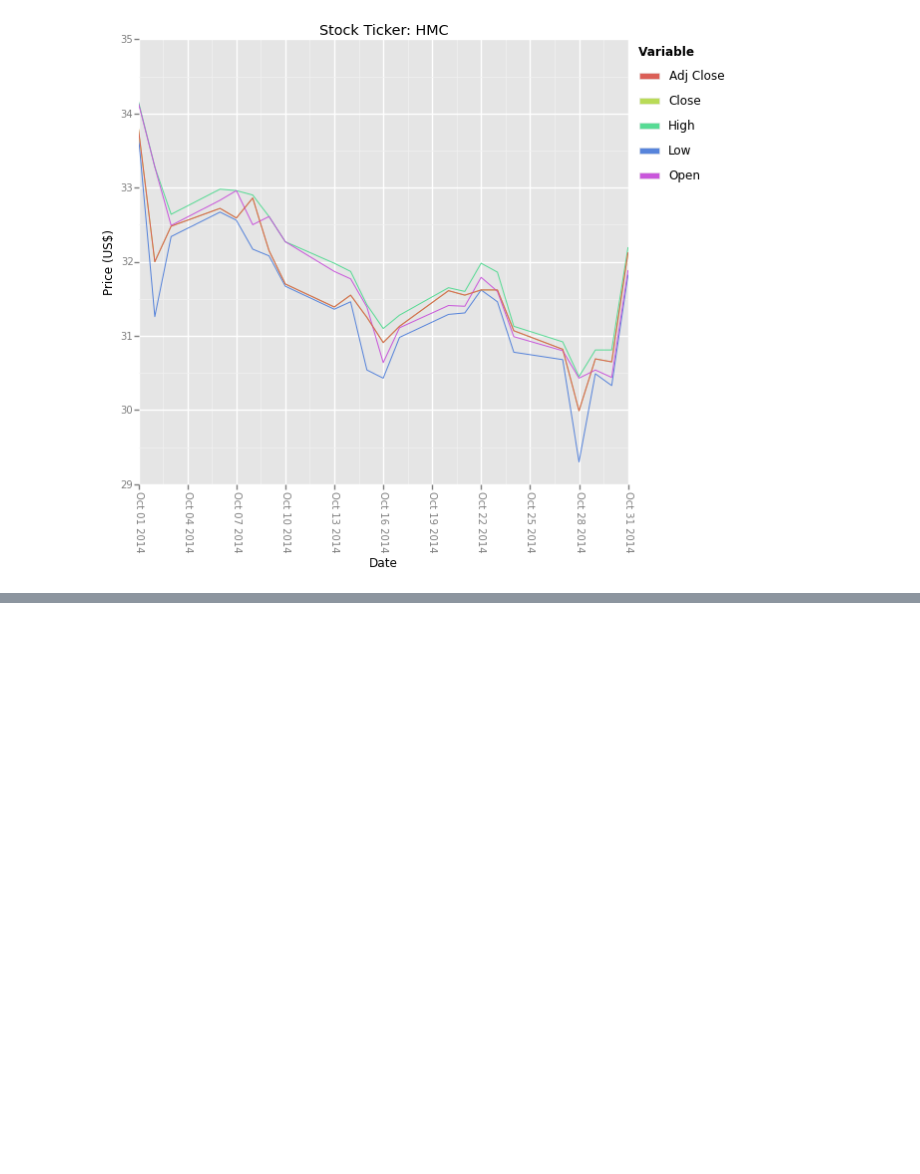
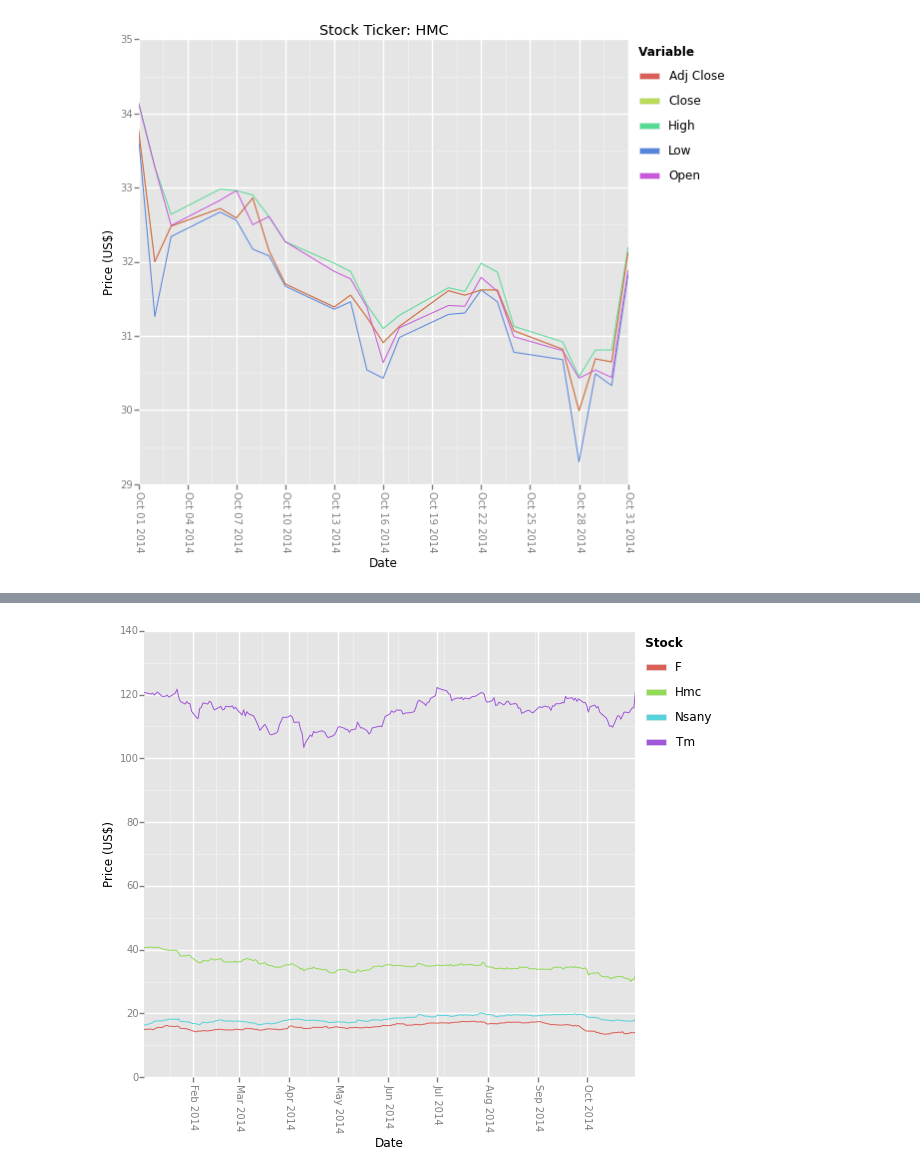
Before and after one commit to Ebotto1/ipython_notebooks, a Jupyter notebook: ggplot/Yahoo_Stock_Price.ipynb, the cells around one changed output, grey strips where cells are left out. Cells and saved outputs as stored; diff of their text form; code cells hidden in the pictures; blank space fills up the shorter version.

Commit message:
updated ggplot yahoo ipynb

```diff
--- a/ggplot/Yahoo_Stock_Price.ipynb
+++ b/ggplot/Yahoo_Stock_Price.ipynb
@@ -89,0 +117,8 @@ plt.show()
+# %%
+start_date = datetime(2014,1,1)
+date_today = datetime(2014, 10, 31)
+
+def get_px(stock, start, end):
+    return web.get_data_yahoo(stock, start, end)['Adj Close']
+
+df = pd.DataFrame({n: get_px(n, start_date, date_today) for n in stocks['auto']})
@@ -89,0 +135,2 @@ plt.show()
+# %%
+df.reset_index(level=0, inplace=True)
@@ -89,0 +146,4 @@ plt.show()
+# %%
+df_long = pd.melt(df, id_vars=['Date']).dropna()
+# %%
+df_long = df_long.rename(columns = {'Date':'Date','variable':'Stock','value':'Price'})
@@ -89,0 +159,13 @@ plt.show()
+# %%
+stock_plot = ggplot(df_long, aes(x='Date', y='Price', colour='Stock')) + \
+    geom_line() + \
+    ylab('Price (US$)')
+
+fig = stock_plot.draw()
+ax = fig.gca()
+labels = ax.get_xticklabels()
+for label in labels:
+    label.set_rotation(270)
+plt.show()
+# %% [output]
+[figure, added]
```
Also changed, not shown: parts of 15 cells of this notebook.
